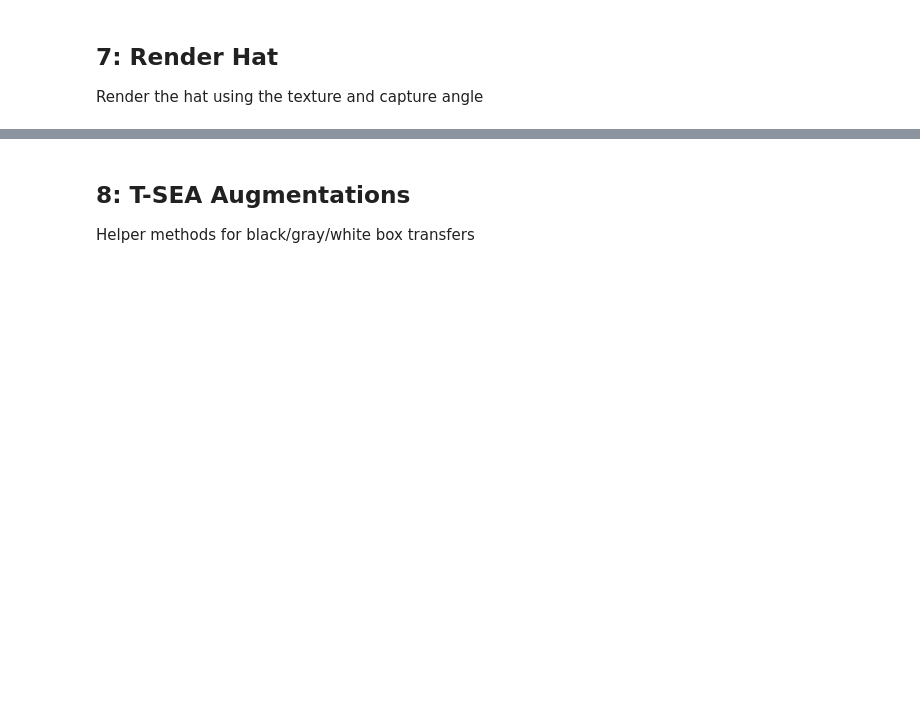
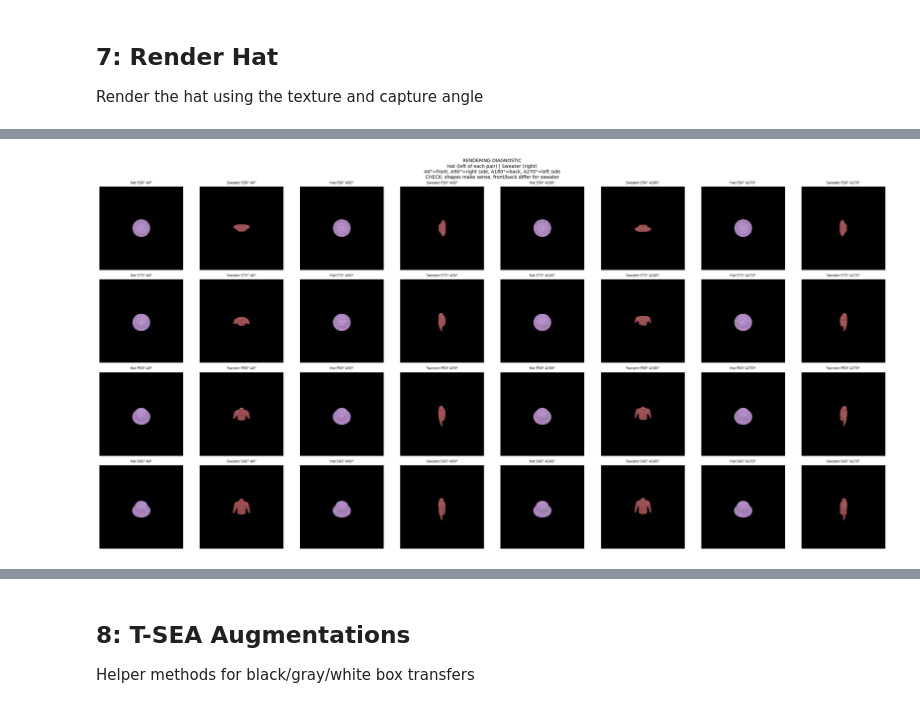
Before and after one commit to ramananj34/CloakHats, a Jupyter notebook: CloakHatV4.ipynb, the cells around one changed output, grey strips where cells are left out. Drawn from its saved outputs; the diff is of its cells as text; code cells hidden in the pictures; blank space fills up the shorter version.

```diff
--- a/CloakHatV4.ipynb
+++ b/CloakHatV4.ipynb
@@ -146,7 +148,7 @@ CONFIG = {
     'sweater_heading_jitter': 15,
     'sweater_pitch_jitter': 3.0,
 
-    'num_workers': 8, #for DataLoader
+    'num_workers': 4, #for DataLoader
     'det_conf_floor': 0.001, #Minimum confidence for detector loss
 
     #Training Stage 1
@@ -467,10 +462,8 @@ class FCNGenerator(nn.Module):
         return (self.forward(z) + 1) / 2
 
 #Test
-generator_hat = FCNGenerator(latent_channels=CONFIG['latent_channels'],
-                              latent_size=CONFIG['latent_size']).to(device)
-generator_sweater = FCNGenerator(latent_channels=CONFIG['latent_channels'],
-                                  latent_size=CONFIG['latent_size']).to(device)
+generator_hat = FCNGenerator(latent_channels=CONFIG['latent_channels'], latent_size=CONFIG['latent_size']).to(device)
+generator_sweater = FCNGenerator(latent_channels=CONFIG['latent_channels'], latent_size=CONFIG['latent_size']).to(device)
 test_hat_tex = generator_hat.generate(batch_size=1)
 test_sweater_tex = generator_sweater.generate(batch_size=1)
 assert test_hat_tex.shape[-1] == CONFIG['texture_size']
@@ -544,23 +540,13 @@ class HatRenderer:
         self.training_mode = False
         #Load mesh - getting the verts, faces, and uv mappings
         self.mesh_loaded = False
-        """
-        CORRECT VERSION:
-        if Path(mesh_path).exists():
-            verts, faces, aux = load_obj(mesh_path, device=device)
-            self.verts = verts
-            self.faces = faces.verts_idx
-            self.verts_uvs = aux.verts_uvs
-            self.faces_uvs = faces.textures_idx
-            self.mesh_loaded = True
-            logger.info(f"Loaded mesh: {len(verts)} verts, {len(self.faces)} faces")
-        """
+
         if Path(mesh_path).exists():
             verts, faces, aux = load_obj(mesh_path, device=device)
             center = (verts.max(0)[0] + verts.min(0)[0]) / 2
             verts = verts - center
             max_extent = (verts.max(0)[0] - verts.min(0)[0]).max()
-            verts = verts / max_extent  # now fits in [-0.5, 0.5]
+            verts = verts / max_extent  #now fits in [-0.5, 0.5]
 
             import math as _math
             rot_rad = 90 * _math.pi / 180.0
@@ -615,11 +601,10 @@ class HatRenderer:
         self.mesh_loaded = True
 
     #Now we render the texture on the hat
-    def render(self, texture, elevation=90, azimuth=0, scale=1.0,
-               gimbal_yaw=None, bearing=None, gimbal_pitch=None):
+    def render(self, texture, elevation=90, azimuth=0, scale=1.0, gimbal_yaw=None, bearing=None, gimbal_pitch=None):
         batch_size = texture.shape[0]
 
-        # Scale mesh vertices
+        #Scale mesh vertices
         if isinstance(scale, (int, float)):
             verts = self.verts * scale
             verts_list = [verts] * batch_size
@@ -630,7 +615,6 @@ class HatRenderer:
             verts_list = [self.verts * s.item() for s in scale]
 
         dist = 2.5
-
         if bearing is not None and gimbal_yaw is not None:
             if not isinstance(bearing, torch.Tensor):
                 bearing = torch.tensor([bearing], device=self.device, dtype=torch.float32).expand(batch_size)
@@ -682,7 +666,7 @@ class HatRenderer:
             R = R.transpose(1, 2)
             T = -torch.bmm(eye.unsqueeze(1), R).squeeze(1)
         else:
-            # Fallback: spherical coordinates (for diagnostic grids)
+            #Fallback: spherical coordinates (for diagnostic grids)
             if not isinstance(elevation, torch.Tensor):
                 elevation = torch.tensor([elevation], device=self.device).expand(batch_size)
                 azimuth = torch.tensor([azimuth], device=self.device).expand(batch_size)
@@ -844,18 +828,18 @@ def analyze_mesh_for_printing(mesh_path, config, preloaded=None):
     #Log the info
     logger.info(f"Print size: {phys_w:.1f} x {phys_h:.1f} inches " f"({config['texture_output_size_w']}x{config['texture_output_size_h']}px @ {_p['dpi']} DPI)")
 
-# ── Instantiate both renderers ──
+#Instantiate both renderers
 renderer_hat = HatRenderer(CONFIG['mesh_path'], CONFIG['render_size'], device)
 renderer_sweater = HatRenderer(CONFIG['sweater_mesh_path'], CONFIG['render_size'], device)
 
-# ── Analyze both for printing ──
+#Analyze both for printing
 if renderer_hat.mesh_loaded and Path(CONFIG['mesh_path']).exists():
     analyze_mesh_for_printing(CONFIG['mesh_path'], CONFIG, preloaded={
         'verts': renderer_hat.verts, 'verts_uvs': renderer_hat.verts_uvs,
         'faces_verts': renderer_hat.faces, 'faces_uvs': renderer_hat.faces_uvs,
     })
 
-# Store sweater print info under separate keys
+#Store sweater print info under separate keys
 sweater_config = {**CONFIG, 'printer': CONFIG['printer'].copy()}
 if renderer_sweater.mesh_loaded and Path(CONFIG['sweater_mesh_path']).exists():
     analyze_mesh_for_printing(CONFIG['sweater_mesh_path'], sweater_config, preloaded={
@@ -866,15 +850,12 @@ CONFIG['sweater_physical_size_inches'] = sweater_config.get('physical_size_inche
 CONFIG['sweater_texture_output_size_w'] = sweater_config.get('texture_output_size_w', 3600)
 CONFIG['sweater_texture_output_size_h'] = sweater_config.get('texture_output_size_h', 3600)
 
-# ══════════════════════════════════════════════════════════════
-# RENDERING DIAGNOSTIC — verify both meshes look correct
-# ══════════════════════════════════════════════════════════════
+#Diagnostic verify both meshes look correct
 logger.info("Running rendering diagnostic...")
 diag_elevs = [90, 75, 60, 45]
 diag_azims = [0, 90, 180, 270]
 
-fig, axes = plt.subplots(len(diag_elevs), len(diag_azims) * 2,
-                          figsize=(len(diag_azims) * 6, len(diag_elevs) * 3))
+fig, axes = plt.subplots(len(diag_elevs), len(diag_azims) * 2, figsize=(len(diag_azims) * 6, len(diag_elevs) * 3))
 
 with torch.no_grad():
     rand_hat_tex = generator_hat.generate(batch_size=1)
@@ -882,14 +863,14 @@ with torch.no_grad():
 
     for row, elev in enumerate(diag_elevs):
         for col, azim in enumerate(diag_azims):
-            # Hat
+            #Hat
             rh, ah = renderer_hat.render(rand_hat_tex, elevation=elev, azimuth=azim, scale=1.0)
             vis_h = rh * ah
             axes[row, col * 2].imshow(vis_h[0].permute(1, 2, 0).cpu().clamp(0, 1))
             axes[row, col * 2].set_title(f'Hat E{elev}° A{azim}°', fontsize=7)
             axes[row, col * 2].axis('off')
 
-            # Sweater
+            #Sweater
             rs, as_ = renderer_sweater.render(rand_sw_tex, elevation=elev, azimuth=azim, scale=1.0)
             vis_s = rs * as_
             axes[row, col * 2 + 1].imshow(vis_s[0].permute(1, 2, 0).cpu().clamp(0, 1))
@@ -905,3 +886,4 @@ plt.show()
 logger.info("CHECK: Hat should look like a hat from all angles")
 logger.info("CHECK: Sweater should show different shape at A0 (front) vs A180 (back)")
 logger.info("CHECK: At E90 (overhead) you see mostly the top of both")
+# %% [output]
@@ -907,0 +907 @@ logger.info("CHECK: At E90 (overhead) you see mostly the top of both")
+[figure, added]
```
Also changed, not shown: parts of 12 cells of this notebook.
